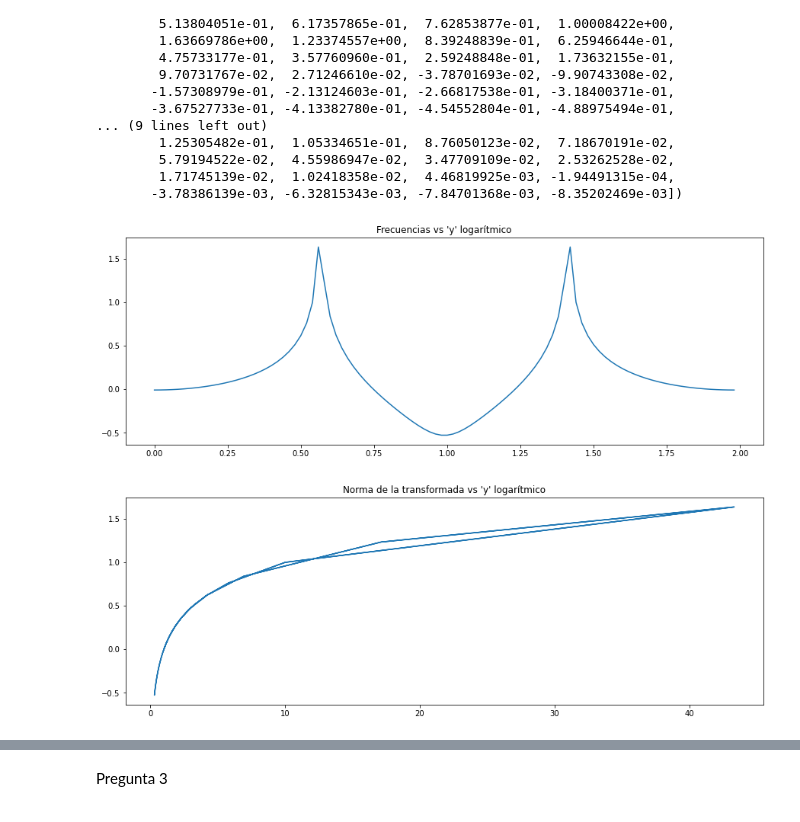
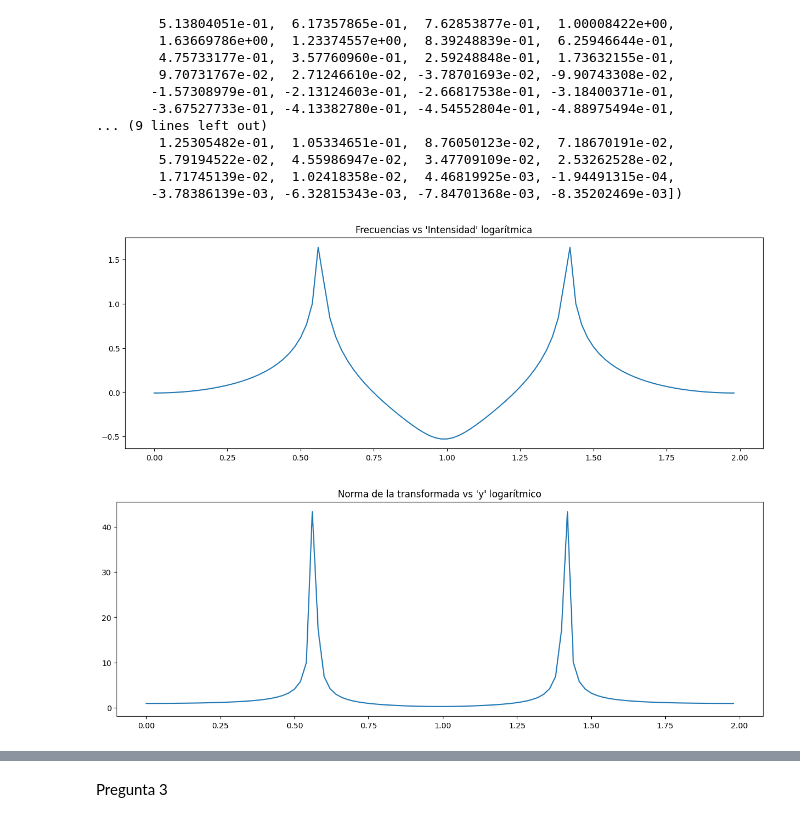
Before and after one commit to CatalinaFlorez/Metodos-Computacionales-2---Borrero-Florez, a Jupyter notebook: Taller 1 copy.ipynb, the cells around one changed output, grey strips where cells are left out. Cells and saved outputs as stored; diff of their text form; code cells hidden in the pictures.

```diff
--- a/Taller 1 copy.ipynb
+++ b/Taller 1 copy.ipynb
@@ -55,20 +55,20 @@ array([-8.35202469e-03, -7.84701368e-03, -6.32815343e-03, -3.78386139e-03,
 fig, ax = plt.subplots()
 
 plt.plot(f, eje_y)
-plt.title("Frecuencias vs 'y' logarítmico")
+plt.title("Frecuencias vs 'Intensidad' logarítmica")
 
 plt.show()
 # %% [output]
-[figure, old version]
+[figure, new version]
 # %%
 fig, ax = plt.subplots()
 
-plt.plot(norma, eje_y)
+plt.plot(f, norma)
 plt.title("Norma de la transformada vs 'y' logarítmico")
 
 plt.show()
 # %% [output]
-[figure, old version]
+[figure, new version]
 # %%
 ruido=np.random.normal(0.0,0.1,len(y))
 y_ruido=y+ruido
```
Also changed, not shown: parts of 17 cells of this notebook.
